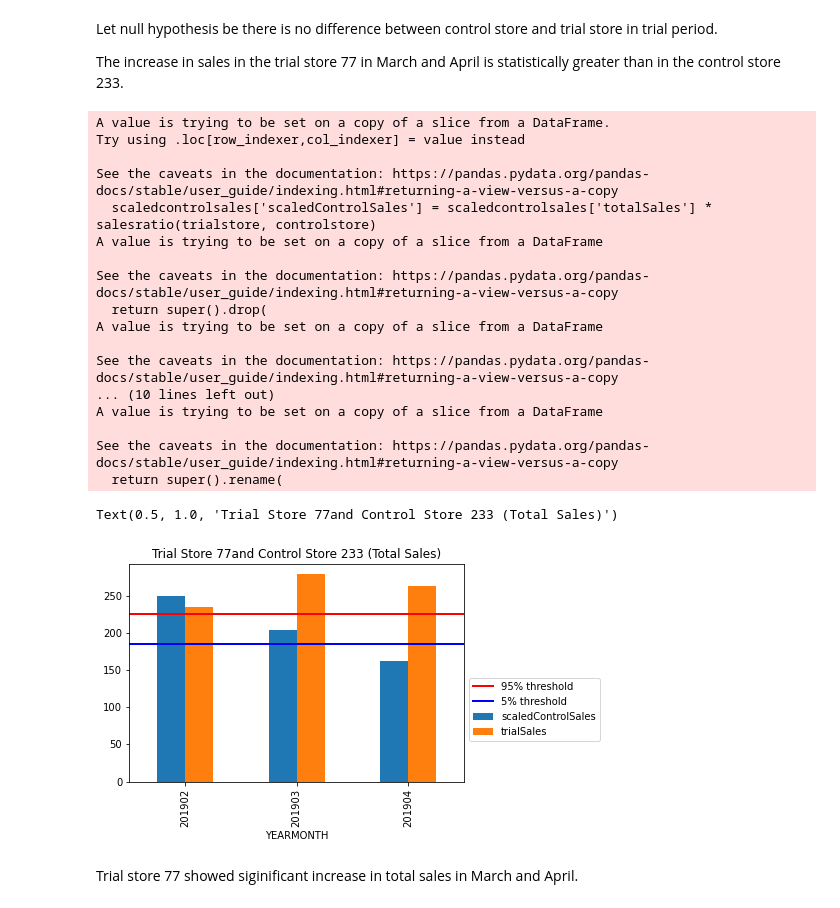
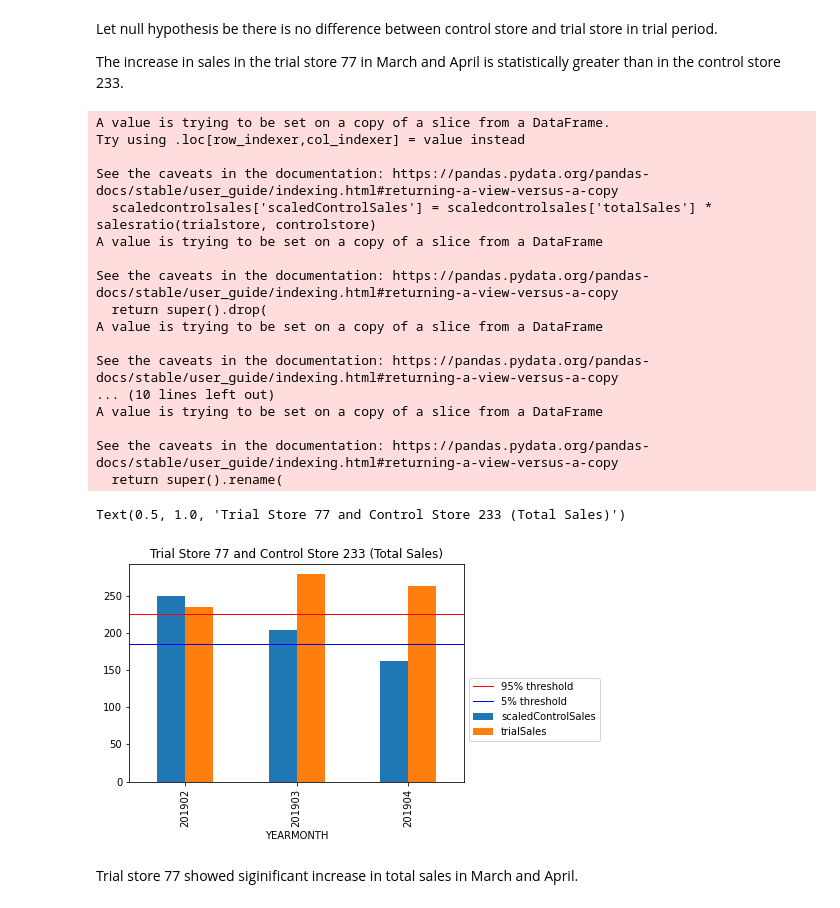
Before and after one commit to o0yr0o/Quantium-Virtual-Project, a Jupyter notebook: task2.ipynb, the cells around one changed output. Saved outputs shown, nothing was run; the diff lists cells and outputs as text; code cells hidden in the pictures.

```diff
--- a/task2.ipynb
+++ b/task2.ipynb
@@ -669,38 +677,38 @@ The increase in sales in the trial store 77 in March and April is statistically
 # %%
 # plots
 sales = scaledsales(77, 233).loc[scaledsales(77, 233)['trialPeriod'] == 'trial']
 sales.drop(columns=['trialPeriod', 'percentageDiff'], inplace=True)
 sales.plot.bar()
 
 mean = (scaledsales(77,233).loc[scaledsales(77,233)['trialPeriod'] == 'trial', 'scaledControlSales']).mean()
 std = (scaledsales(77,233).loc[scaledsales(77,233)['trialPeriod'] == 'pre-trial', 'percentageDiff']).std()
 thresh95 = mean + (2 * mean * std)
 thresh5 = mean - (2 * mean * std)
 
-plt.axhline(y=thresh95, linewidth=2, color='r', label='95% threshold')
-plt.axhline(y=thresh5, linewidth=2, color='b', label='5% threshold')
+plt.axhline(y=thresh95, linewidth=1, color='r', label='95% threshold')
+plt.axhline(y=thresh5, linewidth=1, color='b', label='5% threshold')
 plt.legend(loc='best', bbox_to_anchor=(1.0,0.5))
-plt.title('Trial Store ' +str(77) + 'and Control Store ' + str(233) + ' (Total Sales)')
+plt.title('Trial Store 77 and Control Store 233 (Total Sales)')
 # %% [output]
 A value is trying to be set on a copy of a slice from a DataFrame.
 Try using .loc[row_indexer,col_indexer] = value instead
 
 See the caveats in the documentation: https://pandas.pydata.org/pandas-docs/stable/user_guide/indexing.html#returning-a-view-versus-a-copy
   scaledcontrolsales['scaledControlSales'] = scaledcontrolsales['totalSales'] * salesratio(trialstore, controlstore)
 A value is trying to be set on a copy of a slice from a DataFrame
 
 See the caveats in the documentation: https://pandas.pydata.org/pandas-docs/stable/user_guide/indexing.html#returning-a-view-versus-a-copy
   return super().drop(
 A value is trying to be set on a copy of a slice from a DataFrame
 
 See the caveats in the documentation: https://pandas.pydata.org/pandas-docs/stable/user_guide/indexing.html#returning-a-view-versus-a-copy
 ... (10 lines left out)
 A value is trying to be set on a copy of a slice from a DataFrame
 
 See the caveats in the documentation: https://pandas.pydata.org/pandas-docs/stable/user_guide/indexing.html#returning-a-view-versus-a-copy
   return super().rename(
-Text(0.5, 1.0, 'Trial Store 77and Control Store 233 (Total Sales)')
+Text(0.5, 1.0, 'Trial Store 77 and Control Store 233 (Total Sales)')
-[figure, old version]
+[figure, new version]
 # %% [markdown]
 Trial store 77 showed siginificant increase in total sales in March and April.
 # %% [markdown]
```
Also changed, not shown: parts of 9 cells of this notebook.
